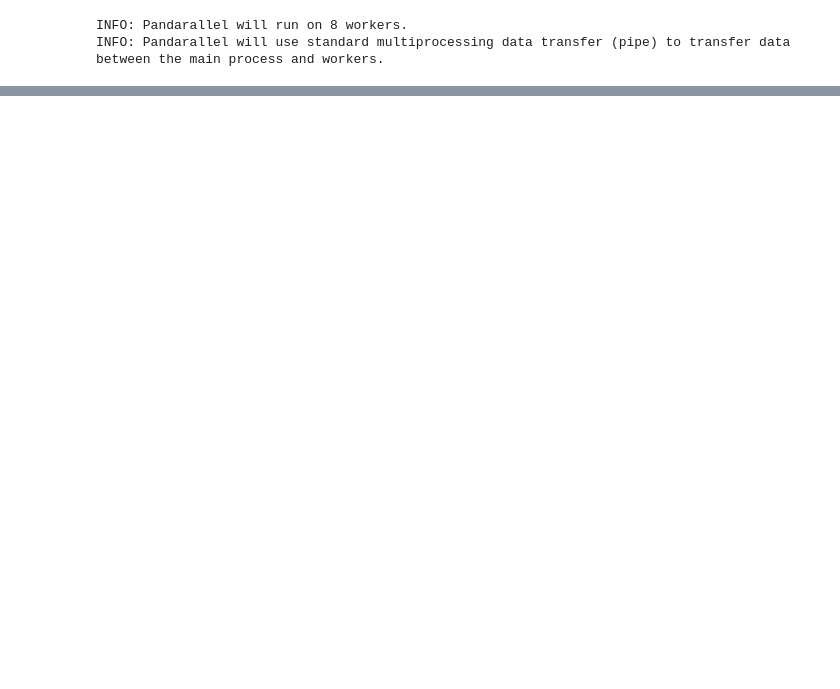
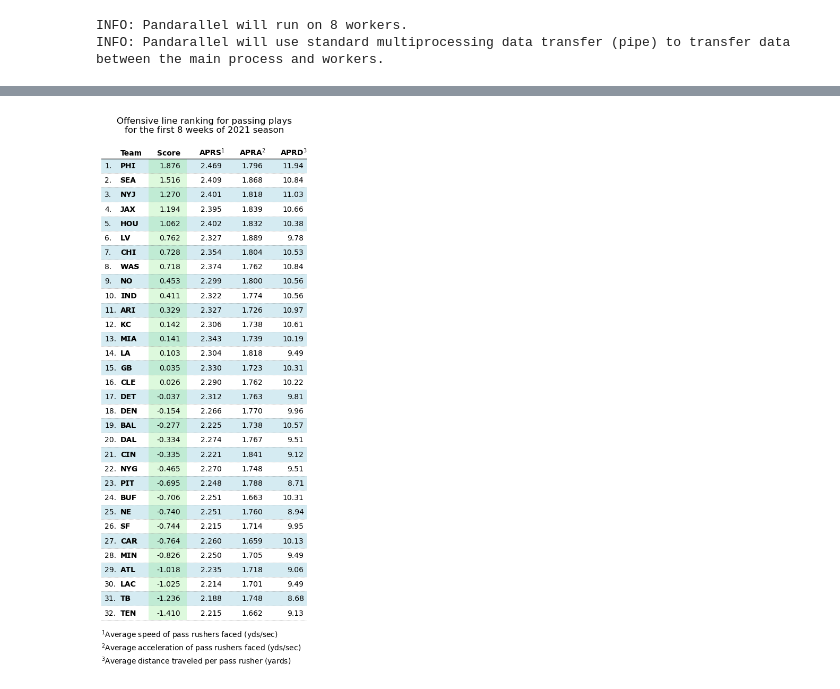
Before and after one commit to MattLowrieDS/big-data-bowl-2023, a Jupyter notebook: Deriving Offensive Line Effectiveness from Tracking Data.ipynb, the cells around one changed output, grey strips where cells are left out. Drawn from its saved outputs; the diff is of its cells as text; code cells hidden in the pictures; blank space fills up the shorter version.

```diff
--- a/Deriving Offensive Line Effectiveness from Tracking Data.ipynb
+++ b/Deriving Offensive Line Effectiveness from Tracking Data.ipynb
@@ -183,4 +253,0 @@ ranking = rrankdata(top_sort)
-# %%
-order_table = {}
-for i, r in enumerate(ranking):
-    order_table[team_lookup[int(r)-1]] = stat_rank[i]
@@ -222,0 +254,16 @@ plt.show()
+# %%
+stats_data = np.array([offensive_team_stats[t] for t in offensive_team_stats.keys()])
+speed_avg = stats_data[:, 0].mean()
+speed_std = stats_data[:, 0].std()
+accel_avg = stats_data[:, 1].mean()
+accel_std = stats_data[:, 1].std()
+dist_avg = stats_data[:, 2].mean()
+dist_std = stats_data[:, 2].std()
+# %%
+offensive_team_scores = {}
+for team, stats in offensive_team_stats.items():
+    speed_z = (stats[0] - speed_avg) / speed_std
+    accel_z = (stats[1] - accel_avg) / accel_std
+    dist_z = (stats[2] - dist_avg) / dist_std
+    score = np.mean([speed_z, accel_z, dist_z])
+    offensive_team_scores[score] = team
@@ -222,0 +273,41 @@ plt.show()
+# %%
+fig, ax = plt.subplots(figsize=(5, 12))
+nrows = len(offensive_team_scores)
+ncols = 6
+ax.set_ylim(-1, nrows+1)
+ax.set_xlim(0, ncols+0.5)
+
+#for i, (t, v) in enumerate(order_table.items()):
+for i, (v, t) in enumerate(sorted(offensive_team_scores.items(), reverse=True)):
+    ax.text(x=0.1, y=nrows-1-i, s=f'{i+1}.', va='center', ha='left')
+    ax.text(x=0.6, y=nrows-1-i, s=t, va='center', ha='left', fontfamily='Verdana', fontweight='bold')
+    ax.text(x=2.5, y=nrows-1-i, s='{:.3f}'.format(v), va='center', ha='right')
+    ax.text(x=3.8, y=nrows-1-i, s='{:.3f}'.format(offensive_team_stats[t][0]), va='center', ha='right')
+    ax.text(x=5.1, y=nrows-1-i, s='{:.3f}'.format(offensive_team_stats[t][1]), va='center', ha='right')
+    ax.text(x=6.4, y=nrows-1-i, s='{:.2f}'.format(offensive_team_stats[t][2]), va='center', ha='right')
+
+# Column headers
+ax.text(x=0.6, y=31.75, s='Team', weight='bold', ha='left')
+ax.text(x=2.5, y=31.75, s='Score', weight='bold', ha='right')
+ax.text(x=3.9, y=31.75, s='APRS$^1$', weight='bold', ha='right')
+ax.text(x=5.2, y=31.75, s='APRA$^2$', weight='bold', ha='right')
+ax.text(x=6.5, y=31.75, s='APRD$^3$', weight='bold', ha='right')
+ax.text(x=0, y=-3.5, s=('$^1$Average speed of pass rushers faced (yds/sec)\n'
+                        '$^2$Average acceleration of pass rushers faced (yds/sec)\n'
+                        '$^3$Average distance traveled per pass rusher (yards)'))
+
+for y in range(0, nrows, 2):
+    row_bg = patches.Rectangle((0, 0.5+y), ncols+1, 1.0, ec='none', fc='lightblue', alpha=0.5)
+    ax.add_patch(row_bg)
+
+col_bg = patches.Rectangle((1.5, -0.5), 1.2, 32.0, ec='none', fc='lightgreen', alpha=0.3)
+ax.add_patch(col_bg)
+
+for r in range(nrows):
+    ax.plot([0, ncols+1], [r-0.5, r-0.5], ls=':', lw='0.5', c='grey')
+ax.plot([0, ncols+1], [31.5, 31.5], lw='1', c='black')
+ax.axis('off')
+plt.title('Offensive line ranking for passing plays\nfor the first 8 weeks of 2021 season')
+plt.show()
+# %% [output]
+[figure, added]
```
Also changed, not shown: parts of 35 cells of this notebook.
